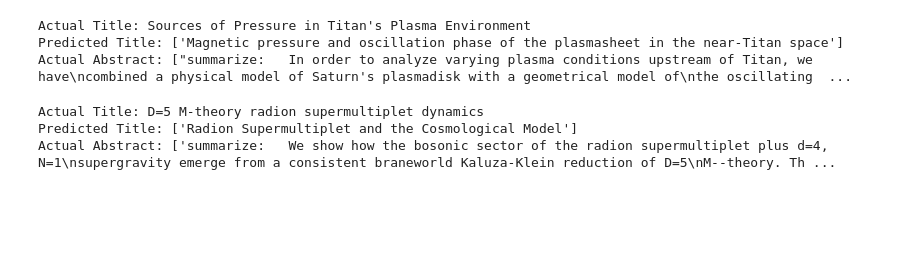
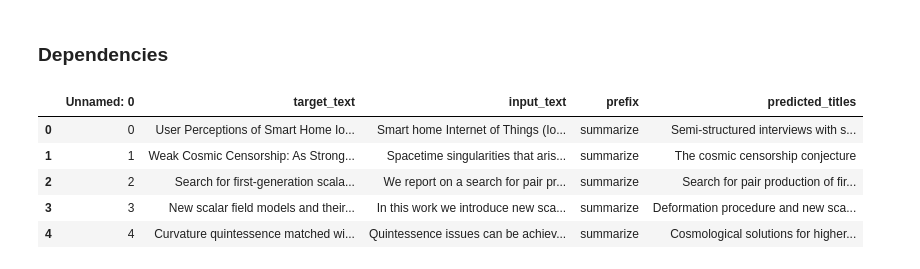
Before and after one commit to macabdul9/minor-project, a Jupyter notebook: notebooks/Evaluation.ipynb, the cells around one changed output. Cells and saved outputs as stored; diff of their text form; code cells hidden in the pictures; blank space fills up the shorter version.

```diff
--- a/notebooks/Evaluation.ipynb
+++ b/notebooks/Evaluation.ipynb
@@ -96,26 +1,2 @@ Actual Abstract: ['summarize:   We continue our investigations on the relation b
-# %%
-random_num = 478
-actual_title = eval_df.iloc[random_num]['target_text']
-actual_abstract = ["summarize: "+eval_df.iloc[random_num]['input_text']]
-predicted_title = model.predict(actual_abstract)
-
-print(f'Actual Title: {actual_title}')
-print(f'Predicted Title: {predicted_title}')
-print(f'Actual Abstract: {actual_abstract}')
-# %% [output]
-Actual Title: Sources of Pressure in Titan's Plasma Environment
-Predicted Title: ['Magnetic pressure and oscillation phase of the plasmasheet in the near-Titan space']
-Actual Abstract: ["summarize:   In order to analyze varying plasma conditions upstream of Titan, we have\ncombined a physical model of Saturn's plasmadisk with a geometrical model of\nthe oscillating  ...
-# %%
-random_num = 187
-actual_title = eval_df.iloc[random_num]['target_text']
-actual_abstract = ["summarize: "+eval_df.iloc[random_num]['input_text']]
-predicted_title = model.predict(actual_abstract)
-
-print(f'Actual Title: {actual_title}')
-print(f'Predicted Title: {predicted_title}')
-print(f'Actual Abstract: {actual_abstract}')
-# %% [output]
-Actual Title: D=5 M-theory radion supermultiplet dynamics
-Predicted Title: ['Radion Supermultiplet and the Cosmological Model']
-Actual Abstract: ['summarize:   We show how the bosonic sector of the radion supermultiplet plus d=4, N=1\nsupergravity emerge from a consistent braneworld Kaluza-Klein reduction of D=5\nM--theory. Th ...
+# %% [markdown]
+### Dependencies
@@ -121,0 +6,12 @@ Actual Abstract: ['summarize:   We show how the bosonic sector of the radion sup
+# %%
+df_without_domain = pd.read_csv("eval_df_preds_without_domain.csv")
+df_with_domain = pd.read_csv("eval_df_preds_with_domain.csv")
+# %%
+df_without_domain.head()
+# %% [output]
+|  | Unnamed: 0 | target_text | input_text | prefix | predicted_titles |
+| 0 | 0 | User Perceptions of Smart Home Io... | Smart home Internet of Things (Io... | summarize | Semi-structured interviews with s... |
+| 1 | 1 | Weak Cosmic Censorship: As Strong... | Spacetime singularities that aris... | summarize | The cosmic censorship conjecture |
+| 2 | 2 | Search for first-generation scala... | We report on a search for pair pr... | summarize | Search for pair production of fir... |
+| 3 | 3 | New scalar field models and their... | In this work we introduce new sca... | summarize | Deformation procedure and new sca... |
+| 4 | 4 | Curvature quintessence matched wi... | Quintessence issues can be achiev... | summarize | Cosmological solutions for higher... |
```
Also changed, not shown: parts of 24 cells of this notebook, 6 other files.
